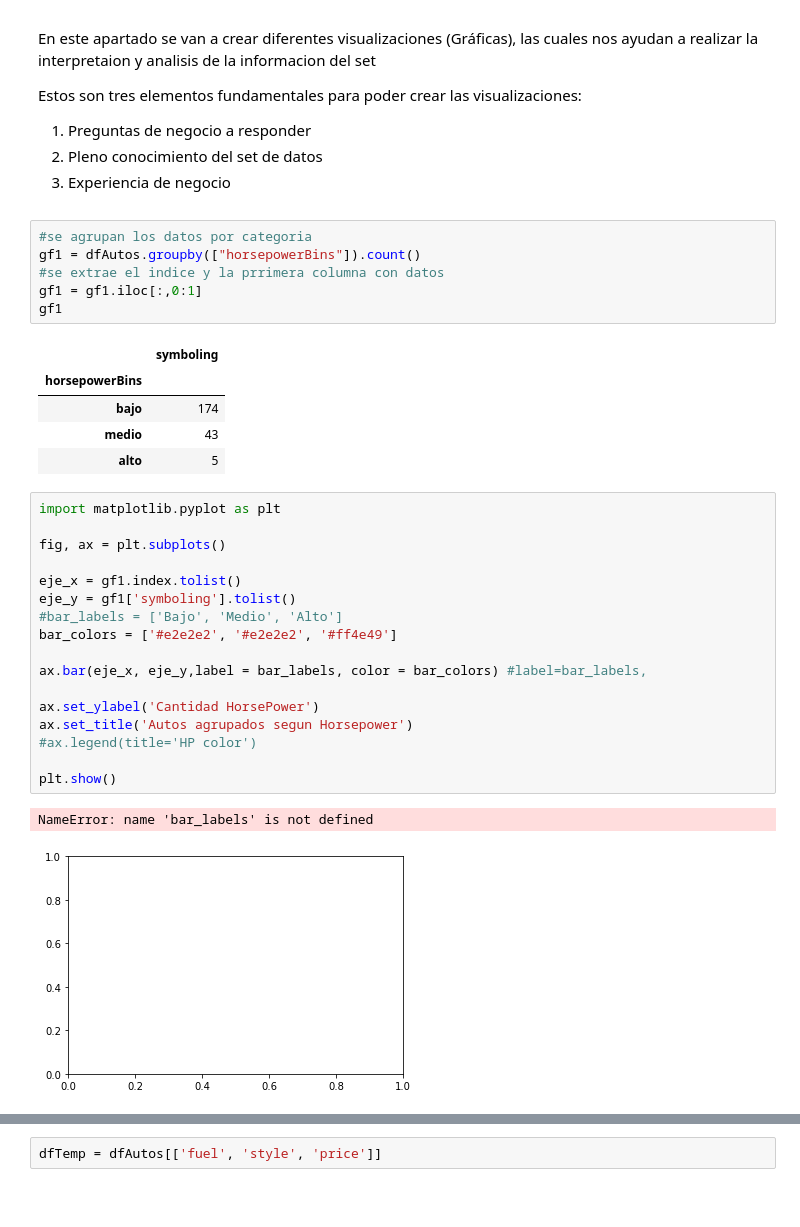
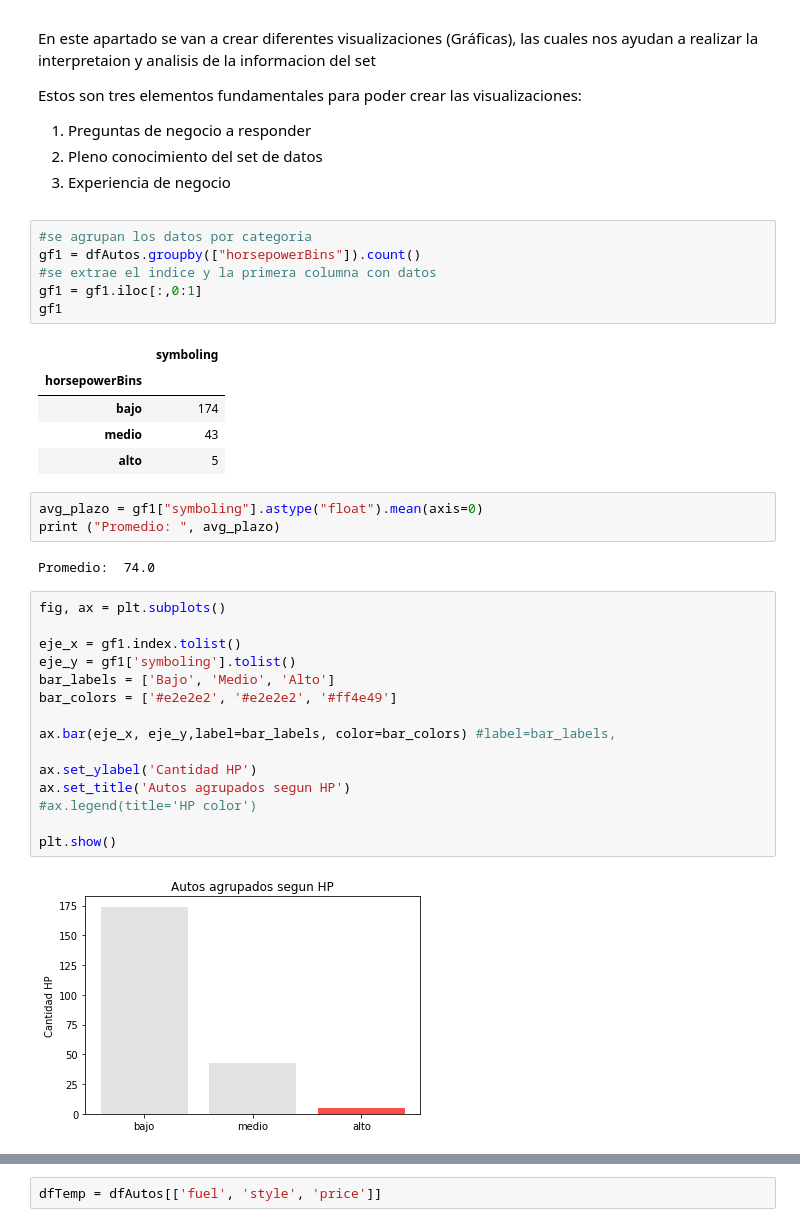
Before and after one commit to poll-avila-21/03C2022_DA, a Jupyter notebook: EDA_AUTOS_EC2022.ipynb, the cells around one changed output, grey strips where cells are left out. Cells and saved outputs as stored; diff of their text form; blank space fills up the shorter version.

```diff
--- a/EDA_AUTOS_EC2022.ipynb
+++ b/EDA_AUTOS_EC2022.ipynb
@@ -653,7 +653,7 @@ Estos son tres elementos fundamentales para poder crear las visualizaciones: </p
 # %%
 #se agrupan los datos por categoria
 gf1 = dfAutos.groupby(["horsepowerBins"]).count()
-#se extrae el indice y la prrimera columna con datos
+#se extrae el indice y la primera columna con datos
 gf1 = gf1.iloc[:,0:1]
 gf1
 # %% [output]
@@ -662,26 +662,28 @@ gf1
 | bajo | 174 |
 | medio | 43 |
 | alto | 5 |
+# %%
+avg_plazo = gf1["symboling"].astype("float").mean(axis=0)
+print ("Promedio: ", avg_plazo)
+# %% [output]
+Promedio:  74.0
 # %%
-import matplotlib.pyplot as plt
-
 fig, ax = plt.subplots()
 
 eje_x = gf1.index.tolist()
 eje_y = gf1['symboling'].tolist()
-#bar_labels = ['Bajo', 'Medio', 'Alto']
+bar_labels = ['Bajo', 'Medio', 'Alto']
 bar_colors = ['#e2e2e2', '#e2e2e2', '#ff4e49']
 
-ax.bar(eje_x, eje_y,label = bar_labels, color = bar_colors) #label=bar_labels,
+ax.bar(eje_x, eje_y,label=bar_labels, color=bar_colors) #label=bar_labels,
 
-ax.set_ylabel('Cantidad HorsePower')
-ax.set_title('Autos agrupados segun Horsepower')
+ax.set_ylabel('Cantidad HP')
+ax.set_title('Autos agrupados segun HP')
 #ax.legend(title='HP color')
 
 plt.show()
 # %% [output]
-NameError: name 'bar_labels' is not defined
-[figure, old version]
+[figure, new version]
 # %%
 #Se agrupan los datos por categoria
 gf2 = dfAutos.groupby(['make']).count()
```
Also changed, not shown: parts of 6 cells of this notebook.
